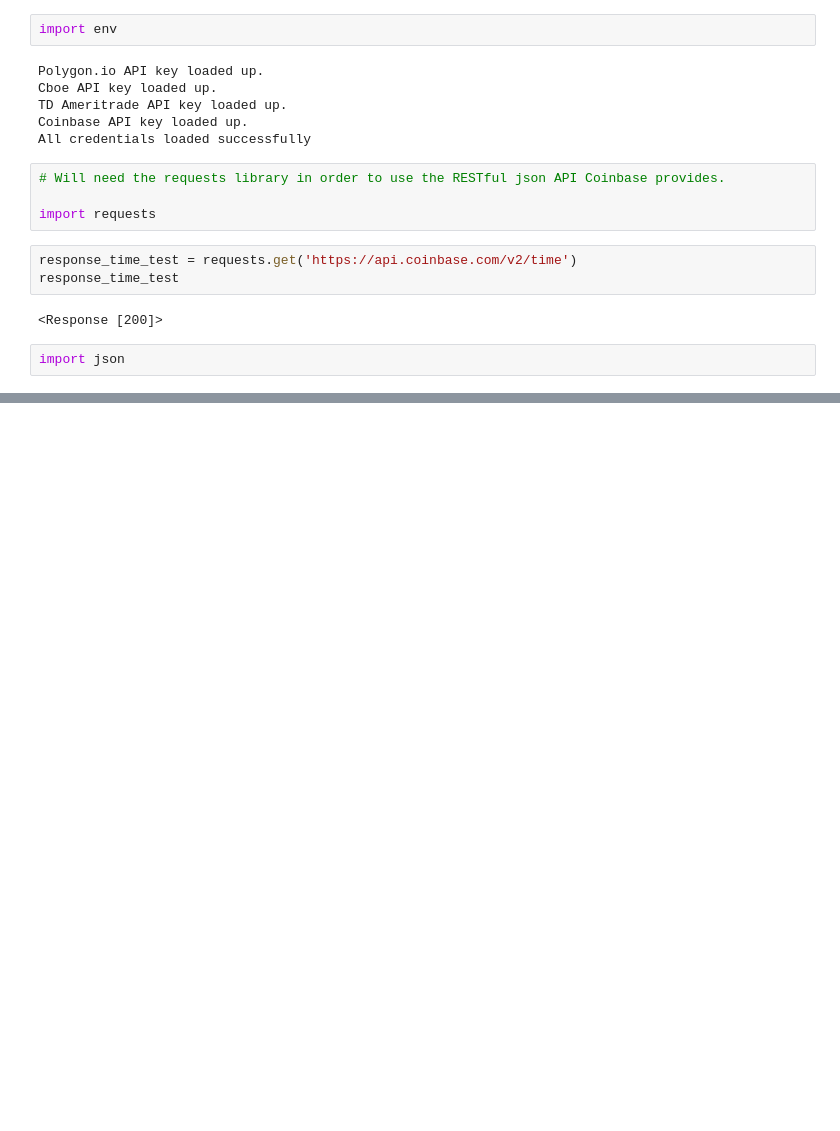
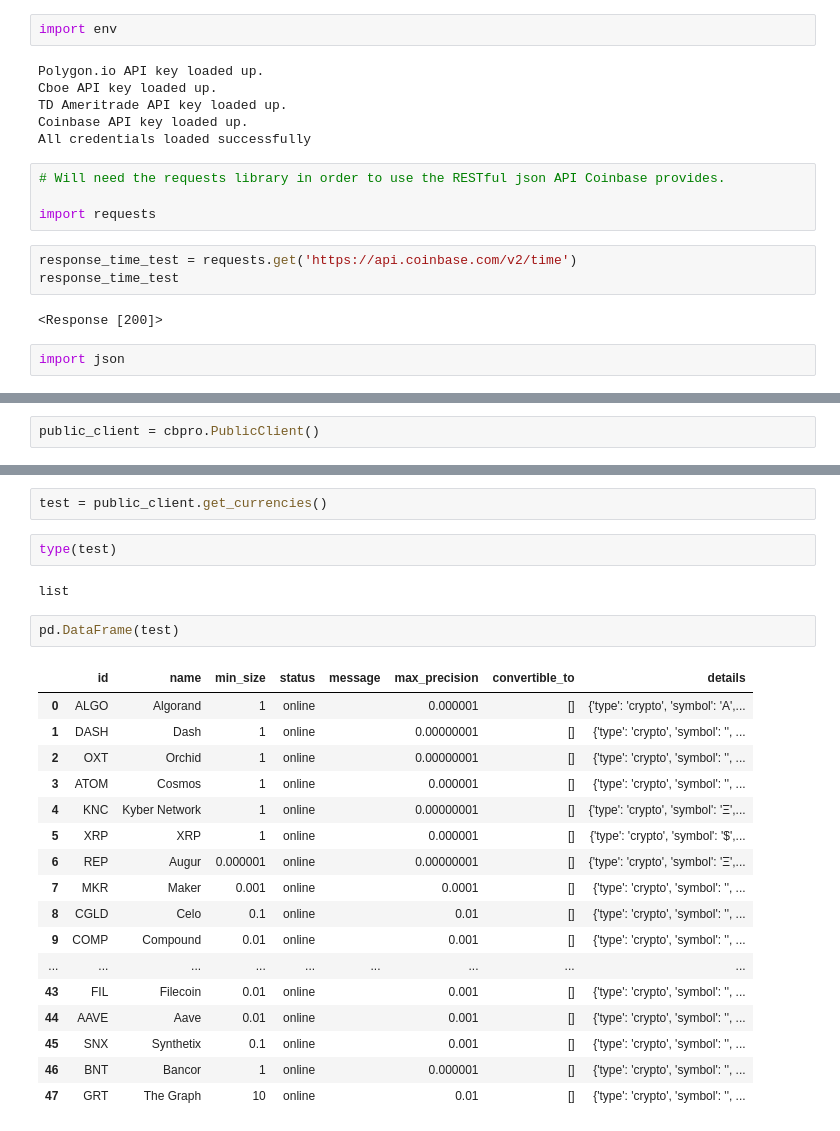
Before and after one commit to lukewbecker/algo-trading-training, a Jupyter notebook: cbp_api.ipynb, the cells around one changed output, grey strips where cells are left out. Cells and saved outputs as stored; diff of their text form; blank space fills up the shorter version.

```diff
--- a/cbp_api.ipynb
+++ b/cbp_api.ipynb
@@ -31,0 +36,2 @@ ModuleNotFoundError: No module named 'models'
+# %%
+public_client = cbpro.PublicClient()
@@ -31,0 +82,26 @@ ModuleNotFoundError: No module named 'models'
+# %%
+test = public_client.get_currencies()
+# %%
+type(test)
+# %% [output]
+list
+# %%
+pd.DataFrame(test)
+# %% [output]
+|  | id | name | min_size | status | message | max_precision | convertible_to | details |
+| 0 | ALGO | Algorand | 1 | online |  | 0.000001 | [] | {'type': 'crypto', 'symbol': 'A',... |
+| 1 | DASH | Dash | 1 | online |  | 0.00000001 | [] | {'type': 'crypto', 'symbol': '', ... |
+| 2 | OXT | Orchid | 1 | online |  | 0.00000001 | [] | {'type': 'crypto', 'symbol': '', ... |
+| 3 | ATOM | Cosmos | 1 | online |  | 0.000001 | [] | {'type': 'crypto', 'symbol': '', ... |
+| 4 | KNC | Kyber Network | 1 | online |  | 0.00000001 | [] | {'type': 'crypto', 'symbol': 'Ξ',... |
+| 5 | XRP | XRP | 1 | online |  | 0.000001 | [] | {'type': 'crypto', 'symbol': '$',... |
+| 6 | REP | Augur | 0.000001 | online |  | 0.00000001 | [] | {'type': 'crypto', 'symbol': 'Ξ',... |
+| 7 | MKR | Maker | 0.001 | online |  | 0.0001 | [] | {'type': 'crypto', 'symbol': '', ... |
+| 8 | CGLD | Celo | 0.1 | online |  | 0.01 | [] | {'type': 'crypto', 'symbol': '', ... |
+| 9 | COMP | Compound | 0.01 | online |  | 0.001 | [] | {'type': 'crypto', 'symbol': '', ... |
+| ... | ... | ... | ... | ... | ... | ... | ... | ... |
+| 43 | FIL | Filecoin | 0.01 | online |  | 0.001 | [] | {'type': 'crypto', 'symbol': '', ... |
+| 44 | AAVE | Aave | 0.01 | online |  | 0.001 | [] | {'type': 'crypto', 'symbol': '', ... |
+| 45 | SNX | Synthetix | 0.1 | online |  | 0.001 | [] | {'type': 'crypto', 'symbol': '', ... |
+| 46 | BNT | Bancor | 1 | online |  | 0.000001 | [] | {'type': 'crypto', 'symbol': '', ... |
+| 47 | GRT | The Graph | 10 | online |  | 0.01 | [] | {'type': 'crypto', 'symbol': '', ... |
```
Also changed, not shown: parts of 7 cells of this notebook.
